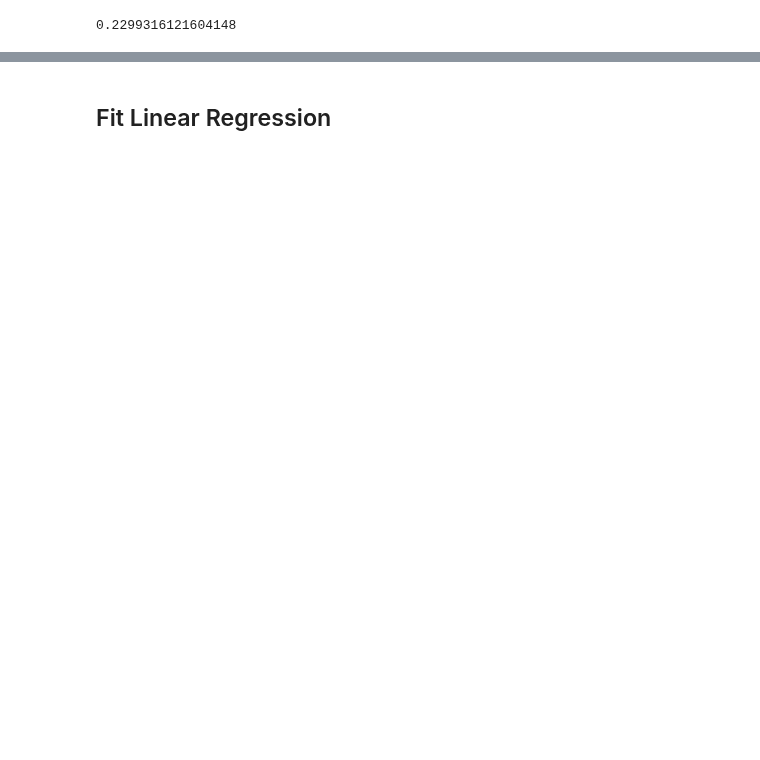
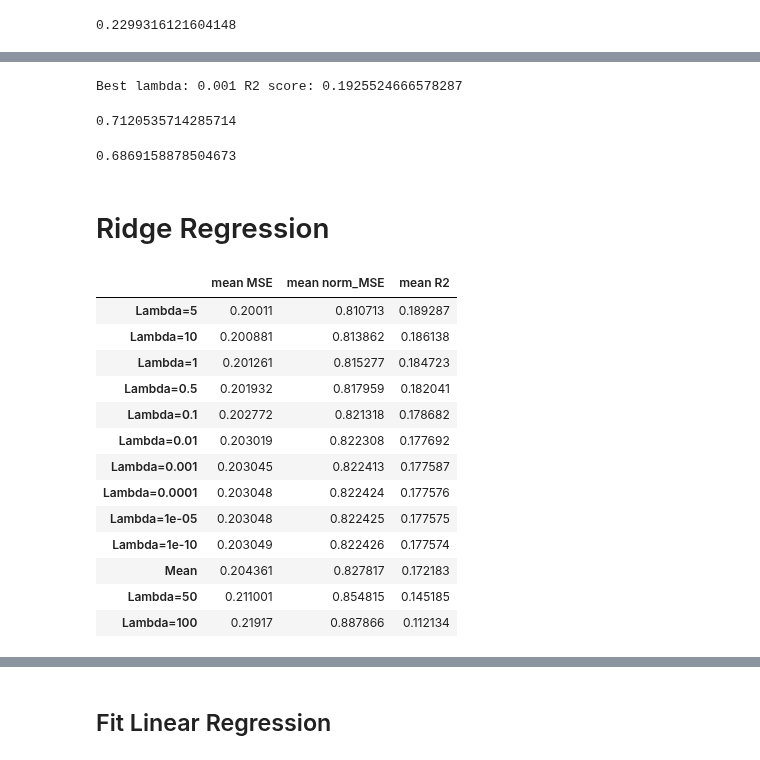
Before and after one commit to mitirmizi/koby-bryant-shot-selection, a Jupyter notebook: src/4-models.ipynb, the cells around one changed output, grey strips where cells are left out. Drawn from its saved outputs; the diff is of its cells as text; code cells hidden in the pictures; blank space fills up the shorter version.

Commit message:
Add Lasso & ridge

```diff
--- a/src/4-models.ipynb
+++ b/src/4-models.ipynb
@@ -57,0 +61,2 @@ x_test, y_test = split_x_y(test, target_column)
+# %%
+lambdas = [1e-10,1e-5,1e-4,1e-3,1e-2,0.1, 0.5,1,5,10,50,100]
@@ -99,0 +101,71 @@ array([[0.85580686],
+# %%
+lasso_cv = LassoCV(alphas=lambdas, cv=5, max_iter=100_000)
+lasso_cv.fit(x_train.values, y_train.values.flatten())
+
+lasso_r2 =  np.mean(cross_val_score(lasso_cv, x_train.values, y_train.values.flatten()))
+
+print('Best lambda:', lasso_cv.alpha_, 'R2 score:',lasso_r2)
+# %% [output]
+Best lambda: 0.001 R2 score: 0.1925524666578287
+# %%
+y_train_pred = lasso_cv.predict(x_train)
+y_train_pred = y_train_pred >= 0.5
+y_train_pred = np.multiply(y_train_pred, 1)
+accuracy_score(y_train.values, y_train_pred)
+# %% [output]
+0.7120535714285714
+# %%
+y_test_pred = lasso_cv.predict(x_test)
+y_test_pred = y_test_pred >= 0.5
+y_test_pred = np.multiply(y_test_pred, 1)
+accuracy_score(y_test.values, y_test_pred)
+# %% [output]
+0.6869158878504673
+# %% [markdown]
+# Ridge Regression
+# %%
+ridge_cross_val_metrics = pd.DataFrame(columns=['mean MSE', 'mean norm_MSE', 'mean R2'])
+# We calculate the cross-validation metrics for each lambda
+for lambda_val in lambdas:
+    kf = KFold(n_splits=5)
+    i=1
+    cv_mse = []
+    cv_nmse = []
+    cv_r2 = []
+    # We compute the metrics for each fold and then perform the mean.
+    for train_index, test_index in kf.split(x_train):
+        x_train_fold = x_train.values[train_index]
+        y_train_fold = y_train.values[train_index]
+        x_test_fold = x_train.values[test_index,:]
+        y_test_fold = y_train.values[test_index]
+
+        ridge = Ridge(alpha=lambda_val)
+        ridge.fit(x_train_fold,y_train_fold)
+        y_pred_fold = ridge.predict(x_test_fold)
+        fold_mse = mean_squared_error(y_test_fold, y_pred_fold)
+        fold_nmse =  1-r2_score(y_test_fold, y_pred_fold)
+        fold_r2 = r2_score(y_test_fold, y_pred_fold)
+        cv_mse.append(fold_mse)
+        cv_nmse.append(fold_nmse)
+        cv_r2.append(fold_r2)
+    ridge_cross_val_metrics.loc['Lambda={}'.format(lambda_val),:] = [np.mean(cv_mse),np.mean(cv_nmse),np.mean(cv_r2)]
+
+ridge_cross_val_metrics.loc['Mean', :] = ridge_cross_val_metrics.mean()
+ridge_cv_r2 = ridge_cross_val_metrics.loc["Mean", "mean R2"]
+
+ridge_cross_val_metrics.sort_values(by='mean R2',ascending=False)
+# %% [output]
+|  | mean MSE | mean norm_MSE | mean R2 |
+| Lambda=5 | 0.20011 | 0.810713 | 0.189287 |
+| Lambda=10 | 0.200881 | 0.813862 | 0.186138 |
+| Lambda=1 | 0.201261 | 0.815277 | 0.184723 |
+| Lambda=0.5 | 0.201932 | 0.817959 | 0.182041 |
+| Lambda=0.1 | 0.202772 | 0.821318 | 0.178682 |
+| Lambda=0.01 | 0.203019 | 0.822308 | 0.177692 |
+| Lambda=0.001 | 0.203045 | 0.822413 | 0.177587 |
+| Lambda=0.0001 | 0.203048 | 0.822424 | 0.177576 |
+| Lambda=1e-05 | 0.203048 | 0.822425 | 0.177575 |
+| Lambda=1e-10 | 0.203049 | 0.822426 | 0.177574 |
+| Mean | 0.204361 | 0.827817 | 0.172183 |
+| Lambda=50 | 0.211001 | 0.854815 | 0.145185 |
+| Lambda=100 | 0.21917 | 0.887866 | 0.112134 |
```
Also changed, not shown: parts of 25 cells of this notebook.
